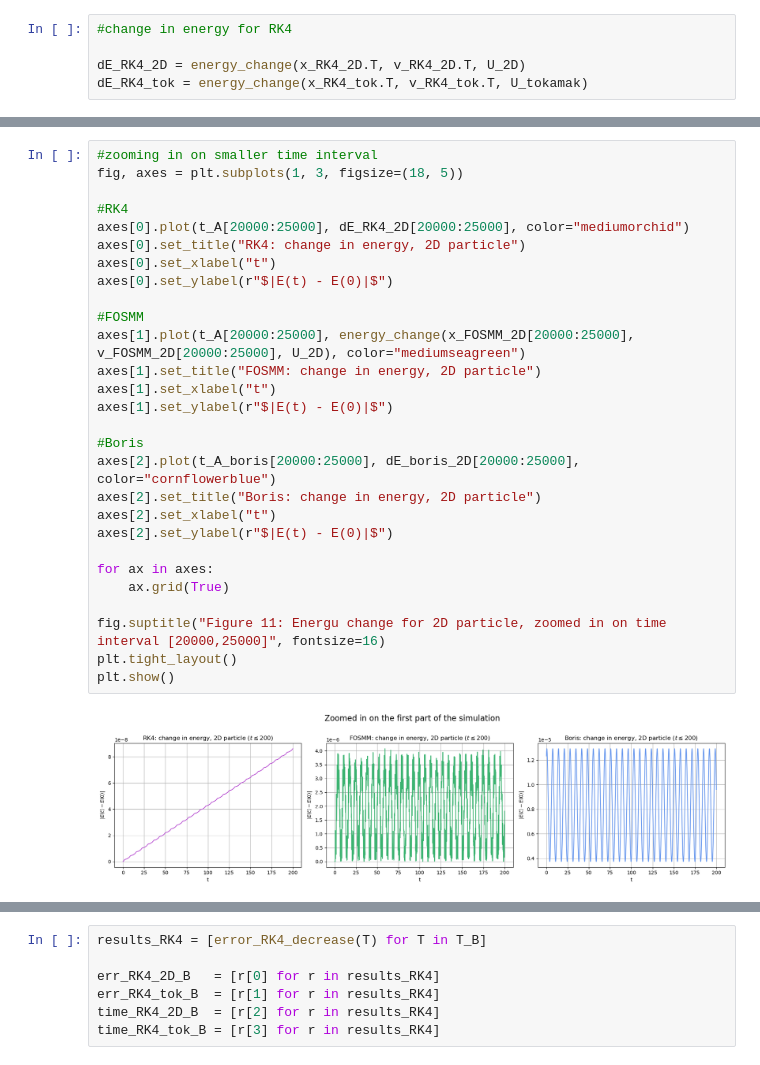
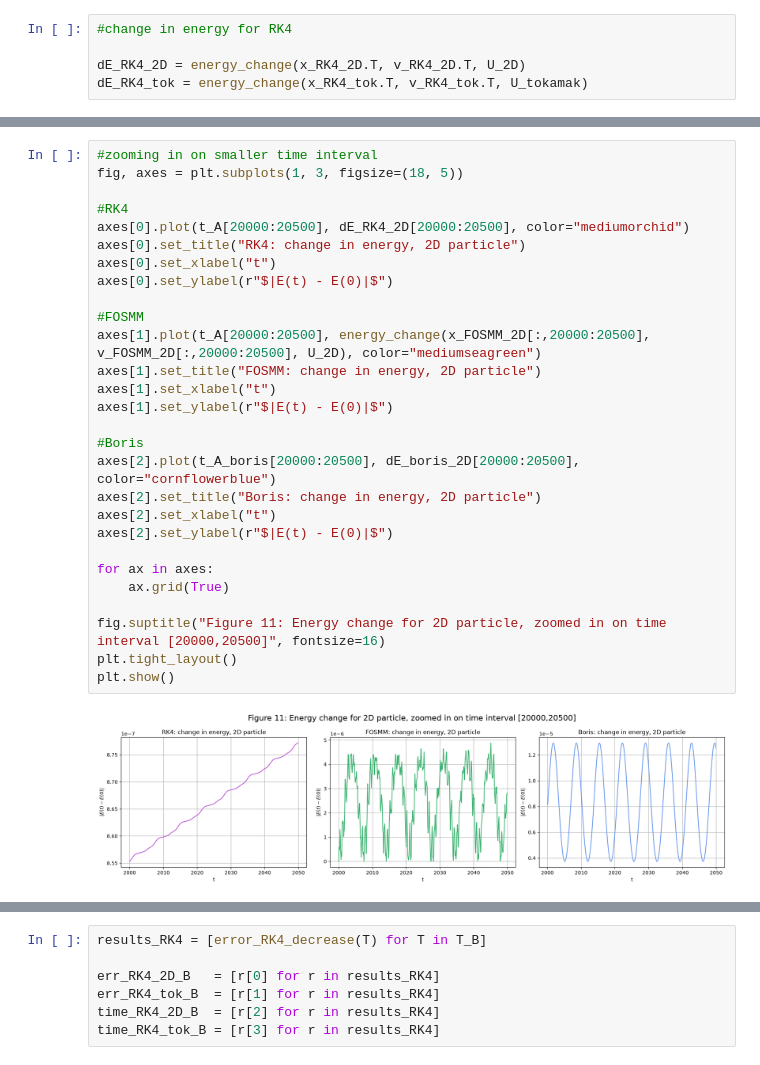
Before and after one commit to emilieklaussen/Nummat-prosjekt-2, a Jupyter notebook: prosjekt2_sortert.ipynb, the cells around one changed output, grey strips where cells are left out. Drawn from its saved outputs; the diff is of its cells as text.

```diff
--- a/prosjekt2_sortert.ipynb
+++ b/prosjekt2_sortert.ipynb
@@ -676,30 +691,30 @@ plt.show()
 # %%
 #zooming in on smaller time interval
 fig, axes = plt.subplots(1, 3, figsize=(18, 5))
 
 #RK4
-axes[0].plot(t_A[20000:25000], dE_RK4_2D[20000:25000], color="mediumorchid")
+axes[0].plot(t_A[20000:20500], dE_RK4_2D[20000:20500], color="mediumorchid")
 axes[0].set_title("RK4: change in energy, 2D particle")
 axes[0].set_xlabel("t")
 axes[0].set_ylabel(r"$|E(t) - E(0)|$")
 
 #FOSMM
-axes[1].plot(t_A[20000:25000], energy_change(x_FOSMM_2D[20000:25000], v_FOSMM_2D[20000:25000], U_2D), color="mediumseagreen")
+axes[1].plot(t_A[20000:20500], energy_change(x_FOSMM_2D[:,20000:20500], v_FOSMM_2D[:,20000:20500], U_2D), color="mediumseagreen")
 axes[1].set_title("FOSMM: change in energy, 2D particle")
 axes[1].set_xlabel("t")
 axes[1].set_ylabel(r"$|E(t) - E(0)|$")
 
 #Boris
-axes[2].plot(t_A_boris[20000:25000], dE_boris_2D[20000:25000], color="cornflowerblue")
+axes[2].plot(t_A_boris[20000:20500], dE_boris_2D[20000:20500], color="cornflowerblue")
 axes[2].set_title("Boris: change in energy, 2D particle")
 axes[2].set_xlabel("t")
 axes[2].set_ylabel(r"$|E(t) - E(0)|$")
 
 for ax in axes:
     ax.grid(True)
 
-fig.suptitle("Figure 11: Energu change for 2D particle, zoomed in on time interval [20000,25000]", fontsize=16)
+fig.suptitle("Figure 11: Energy change for 2D particle, zoomed in on time interval [20000,20500]", fontsize=16)
 plt.tight_layout()
 plt.show()
 # %% [output]
-[figure, old version]
+[figure, new version]
```
Also changed, not shown: parts of 99 cells of this notebook.
